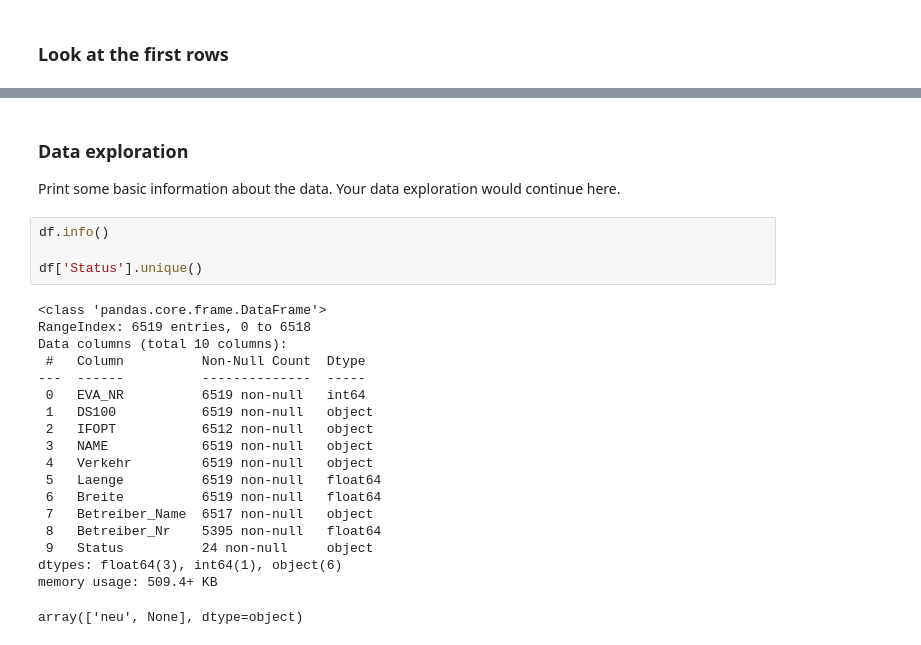
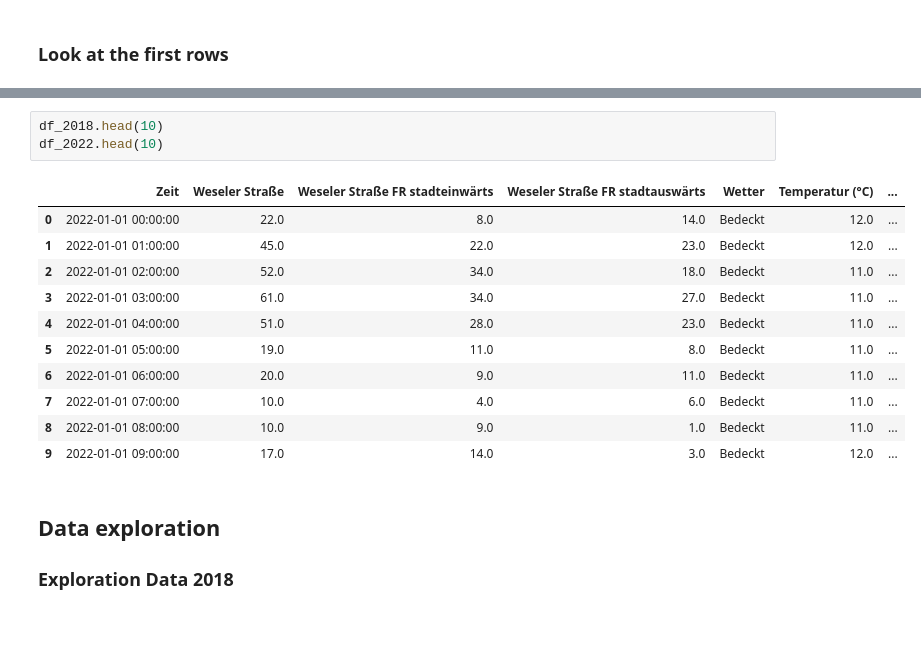
Before and after one commit to OmarFourati/2023-amse-template, a Jupyter notebook: exploration.ipynb, the cells around one changed output, grey strips where cells are left out. Cells and saved outputs as stored; diff of their text form.

Commit message:
exploration analysis

```diff
--- a/exploration.ipynb
+++ b/exploration.ipynb
@@ -37,26 +24,18 @@ df.head(10)
-# %% [markdown]
-### Data exploration
-Print some basic information about the data. Your data exploration would continue here.
-# %%
-df.info()
-
-df['Status'].unique()
-# %% [output]
-<class 'pandas.core.frame.DataFrame'>
-RangeIndex: 6519 entries, 0 to 6518
-Data columns (total 10 columns):
- #   Column          Non-Null Count  Dtype
----  ------          --------------  -----
- 0   EVA_NR          6519 non-null   int64
- 1   DS100           6519 non-null   object
- 2   IFOPT           6512 non-null   object
- 3   NAME            6519 non-null   object
- 4   Verkehr         6519 non-null   object
- 5   Laenge          6519 non-null   float64
- 6   Breite          6519 non-null   float64
- 7   Betreiber_Name  6517 non-null   object
- 8   Betreiber_Nr    5395 non-null   float64
- 9   Status          24 non-null     object
-dtypes: float64(3), int64(1), object(6)
-memory usage: 509.4+ KB
-array(['neu', None], dtype=object)
+# %%
+df_2018.head(10)
+df_2022.head(10)
+# %% [output]
+|  | Zeit | Weseler Straße | Weseler Straße FR stadteinwärts | Weseler Straße FR stadtauswärts | Wetter | Temperatur (°C) | ... |
+| 0 | 2022-01-01 00:00:00 | 22.0 | 8.0 | 14.0 | Bedeckt | 12.0 | ... |
+| 1 | 2022-01-01 01:00:00 | 45.0 | 22.0 | 23.0 | Bedeckt | 12.0 | ... |
+| 2 | 2022-01-01 02:00:00 | 52.0 | 34.0 | 18.0 | Bedeckt | 11.0 | ... |
+| 3 | 2022-01-01 03:00:00 | 61.0 | 34.0 | 27.0 | Bedeckt | 11.0 | ... |
+| 4 | 2022-01-01 04:00:00 | 51.0 | 28.0 | 23.0 | Bedeckt | 11.0 | ... |
+| 5 | 2022-01-01 05:00:00 | 19.0 | 11.0 | 8.0 | Bedeckt | 11.0 | ... |
+| 6 | 2022-01-01 06:00:00 | 20.0 | 9.0 | 11.0 | Bedeckt | 11.0 | ... |
+| 7 | 2022-01-01 07:00:00 | 10.0 | 4.0 | 6.0 | Bedeckt | 11.0 | ... |
+| 8 | 2022-01-01 08:00:00 | 10.0 | 9.0 | 1.0 | Bedeckt | 11.0 | ... |
+| 9 | 2022-01-01 09:00:00 | 17.0 | 14.0 | 3.0 | Bedeckt | 12.0 | ... |
+# %% [markdown]
+## Data exploration
+### Exploration Data 2018
```
Also changed, not shown: parts of 7 cells of this notebook.
